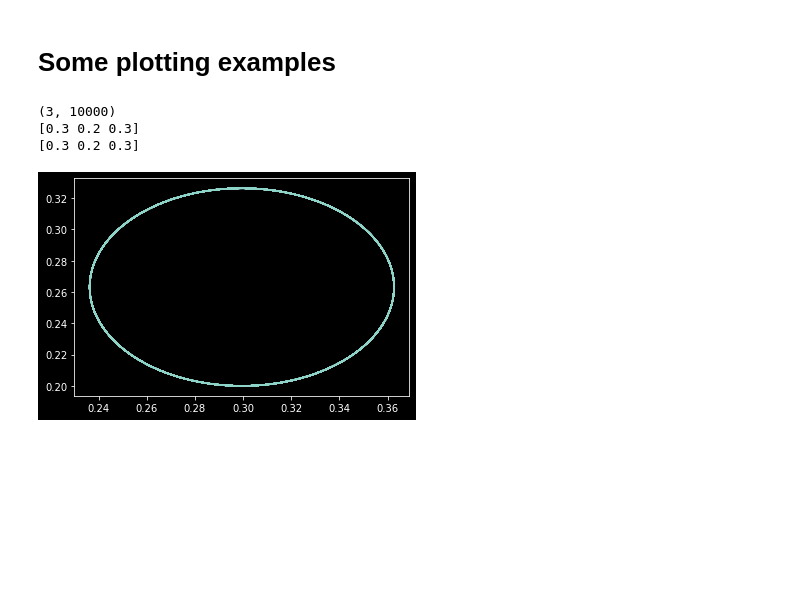
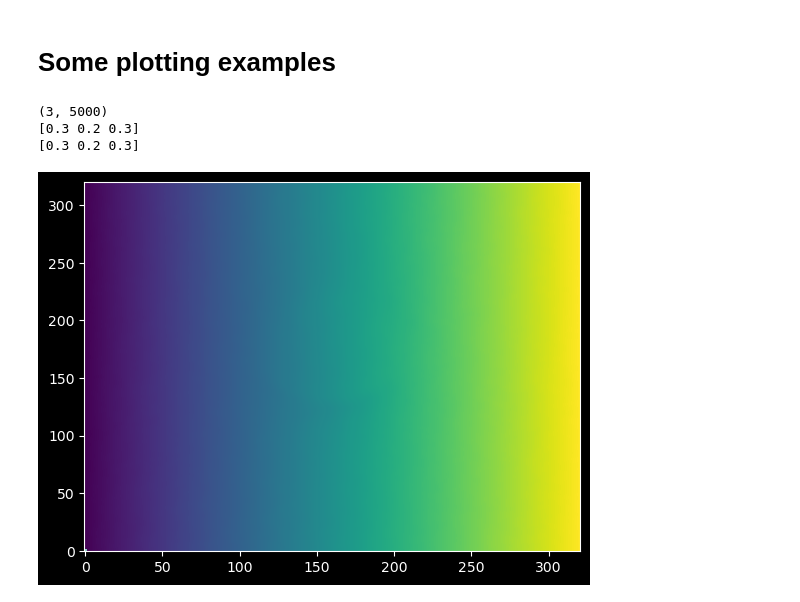
Before and after one commit to GauteHolen/TesPa, a Jupyter notebook: example.ipynb, the cells around one changed output. Drawn from its saved outputs; the diff is of its cells as text; code cells hidden in the pictures; blank space fills up the shorter version.

```diff
--- a/example.ipynb
+++ b/example.ipynb
@@ -40,19 +42,28 @@ Simulation finished
 [0.3 0.2 0.3]
 # %% [markdown]
 # Some plotting examples
+# %%
+def plot_phisp(sim,ax,slice):
+    # Plot the potential
+    phi = sim.data.phisp
+    ax.imshow(phi[slice],origin="lower",aspect="auto")
+    #ax.set_title("Potential")
 # %%
 import matplotlib.pyplot as plt
+
+fig, ax = plt.subplots(1,1)
 print(sim.r.shape)
 print(sim.r[:,0])
-plt.plot(sim.r[0,:],sim.r[1,:])
+ax.plot(sim.r[0,:],sim.r[1,:])
 print(sim.r[:,0])
+plot_phisp(sim,ax,np.s_[:,:, 50])
 #plt.xlim(0,sim.data.x[-1])
 #plt.ylim(0,sim.data.y[-1])
 # %% [output]
-(3, 10000)
+(3, 5000)
 [0.3 0.2 0.3]
 [0.3 0.2 0.3]
-[figure, old version]
+[figure, new version]
 # %%
 idx = 1000
 plt.plot(sim.t[:idx],sim.r[0,:idx])
```
Also changed, not shown: parts of 4 cells of this notebook, 36 other files.
